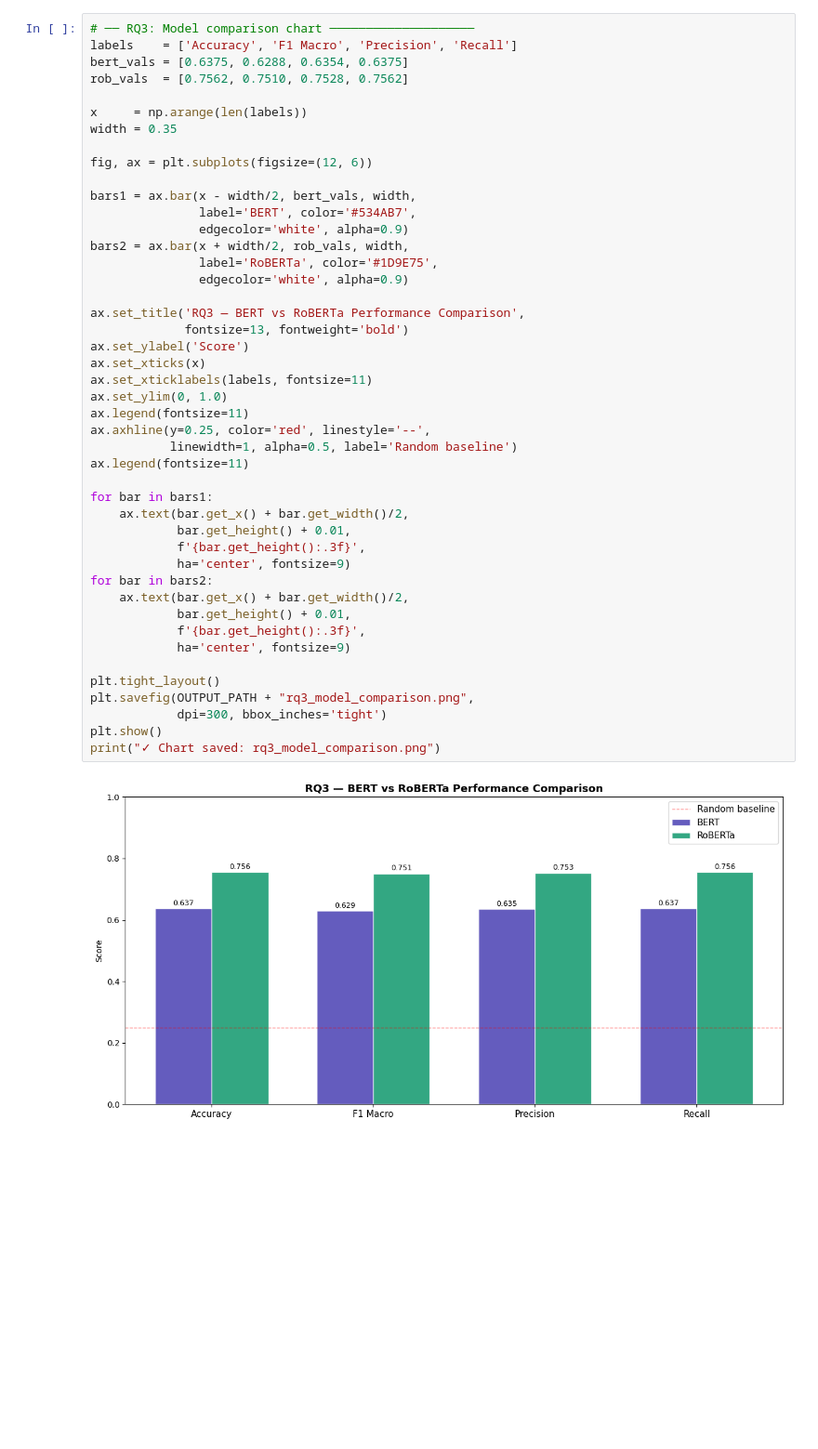
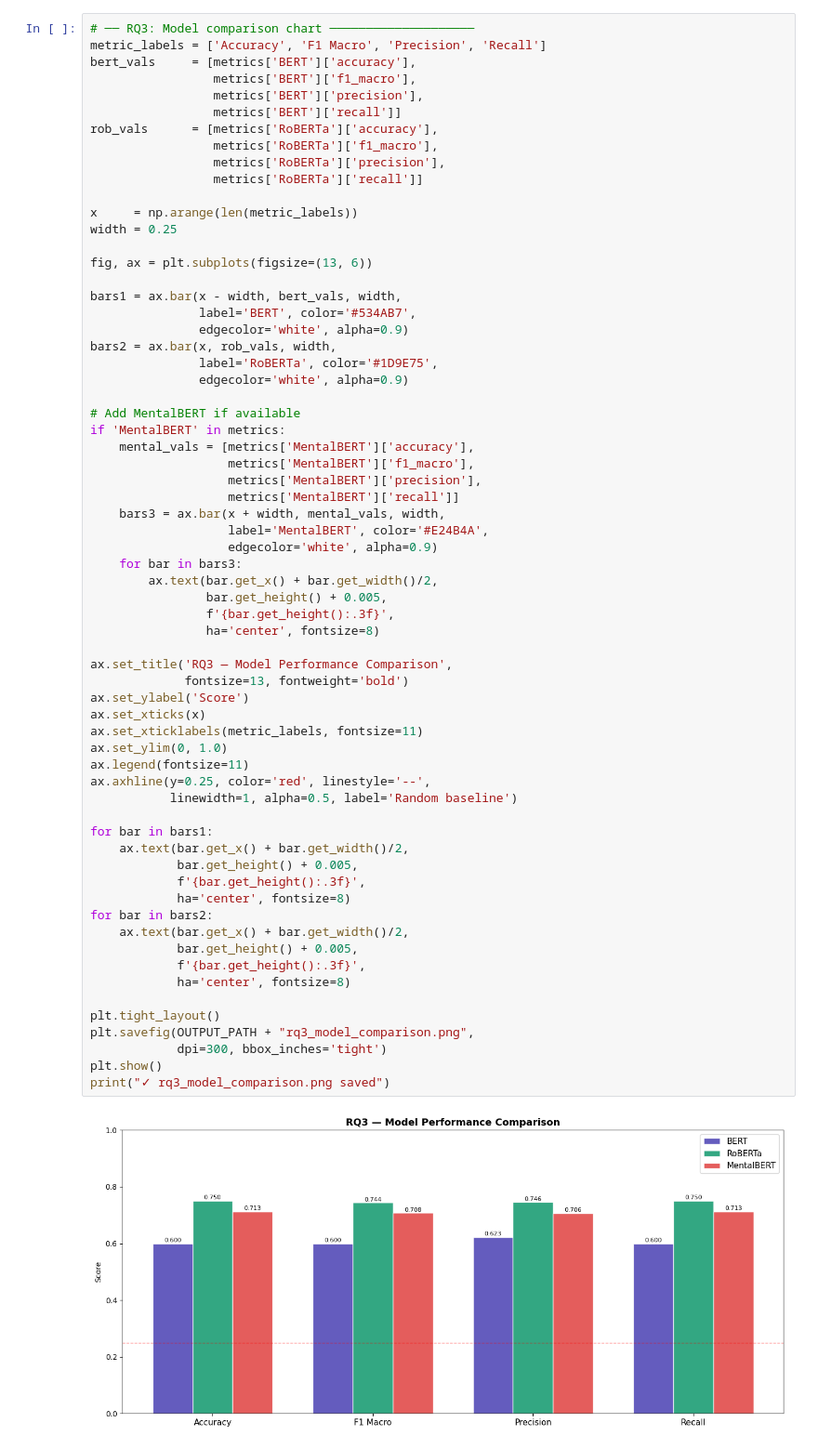
Before and after one commit to abdulbasitali19/mental-health-nlp-thesis, a Jupyter notebook: 05_result_and_framework.ipynb, the cells around one changed output. Shown at 93% size. Drawn from its saved outputs; the diff is of its cells as text; blank space fills up the shorter version.

Commit message:
updated with MentalBERT support

```diff
--- a/05_result_and_framework.ipynb
+++ b/05_result_and_framework.ipynb
@@ -52,47 +57,67 @@ All results loaded ✅
 # %%
 # ── RQ3: Model comparison chart ────────────────────
-labels    = ['Accuracy', 'F1 Macro', 'Precision', 'Recall']
-bert_vals = [0.6375, 0.6288, 0.6354, 0.6375]
-rob_vals  = [0.7562, 0.7510, 0.7528, 0.7562]
+metric_labels = ['Accuracy', 'F1 Macro', 'Precision', 'Recall']
+bert_vals     = [metrics['BERT']['accuracy'],
+                 metrics['BERT']['f1_macro'],
+                 metrics['BERT']['precision'],
+                 metrics['BERT']['recall']]
+rob_vals      = [metrics['RoBERTa']['accuracy'],
+                 metrics['RoBERTa']['f1_macro'],
+                 metrics['RoBERTa']['precision'],
+                 metrics['RoBERTa']['recall']]
 
-x     = np.arange(len(labels))
-width = 0.35
+x     = np.arange(len(metric_labels))
+width = 0.25
 
-fig, ax = plt.subplots(figsize=(12, 6))
+fig, ax = plt.subplots(figsize=(13, 6))
 
-bars1 = ax.bar(x - width/2, bert_vals, width,
+bars1 = ax.bar(x - width, bert_vals, width,
                label='BERT', color='#534AB7',
                edgecolor='white', alpha=0.9)
-bars2 = ax.bar(x + width/2, rob_vals, width,
+bars2 = ax.bar(x, rob_vals, width,
                label='RoBERTa', color='#1D9E75',
                edgecolor='white', alpha=0.9)
 
-ax.set_title('RQ3 — BERT vs RoBERTa Performance Comparison',
+# Add MentalBERT if available
+if 'MentalBERT' in metrics:
+    mental_vals = [metrics['MentalBERT']['accuracy'],
+                   metrics['MentalBERT']['f1_macro'],
+                   metrics['MentalBERT']['precision'],
+                   metrics['MentalBERT']['recall']]
+    bars3 = ax.bar(x + width, mental_vals, width,
+                   label='MentalBERT', color='#E24B4A',
+                   edgecolor='white', alpha=0.9)
+    for bar in bars3:
+        ax.text(bar.get_x() + bar.get_width()/2,
+                bar.get_height() + 0.005,
+                f'{bar.get_height():.3f}',
+                ha='center', fontsize=8)
+
+ax.set_title('RQ3 — Model Performance Comparison',
              fontsize=13, fontweight='bold')
 ax.set_ylabel('Score')
 ax.set_xticks(x)
-ax.set_xticklabels(labels, fontsize=11)
+ax.set_xticklabels(metric_labels, fontsize=11)
 ax.set_ylim(0, 1.0)
 ax.legend(fontsize=11)
 ax.axhline(y=0.25, color='red', linestyle='--',
            linewidth=1, alpha=0.5, label='Random baseline')
-ax.legend(fontsize=11)
 
 for bar in bars1:
     ax.text(bar.get_x() + bar.get_width()/2,
-            bar.get_height() + 0.01,
+            bar.get_height() + 0.005,
             f'{bar.get_height():.3f}',
-            ha='center', fontsize=9)
+            ha='center', fontsize=8)
 for bar in bars2:
     ax.text(bar.get_x() + bar.get_width()/2,
-            bar.get_height() + 0.01,
+            bar.get_height() + 0.005,
             f'{bar.get_height():.3f}',
-            ha='center', fontsize=9)
+            ha='center', fontsize=8)
 
 plt.tight_layout()
 plt.savefig(OUTPUT_PATH + "rq3_model_comparison.png",
             dpi=300, bbox_inches='tight')
 plt.show()
-print("✓ Chart saved: rq3_model_comparison.png")
+print("✓ rq3_model_comparison.png saved")
 # %% [output]
-[figure, old version]
+[figure, new version]
```
Also changed, not shown: parts of 8 cells of this notebook.
